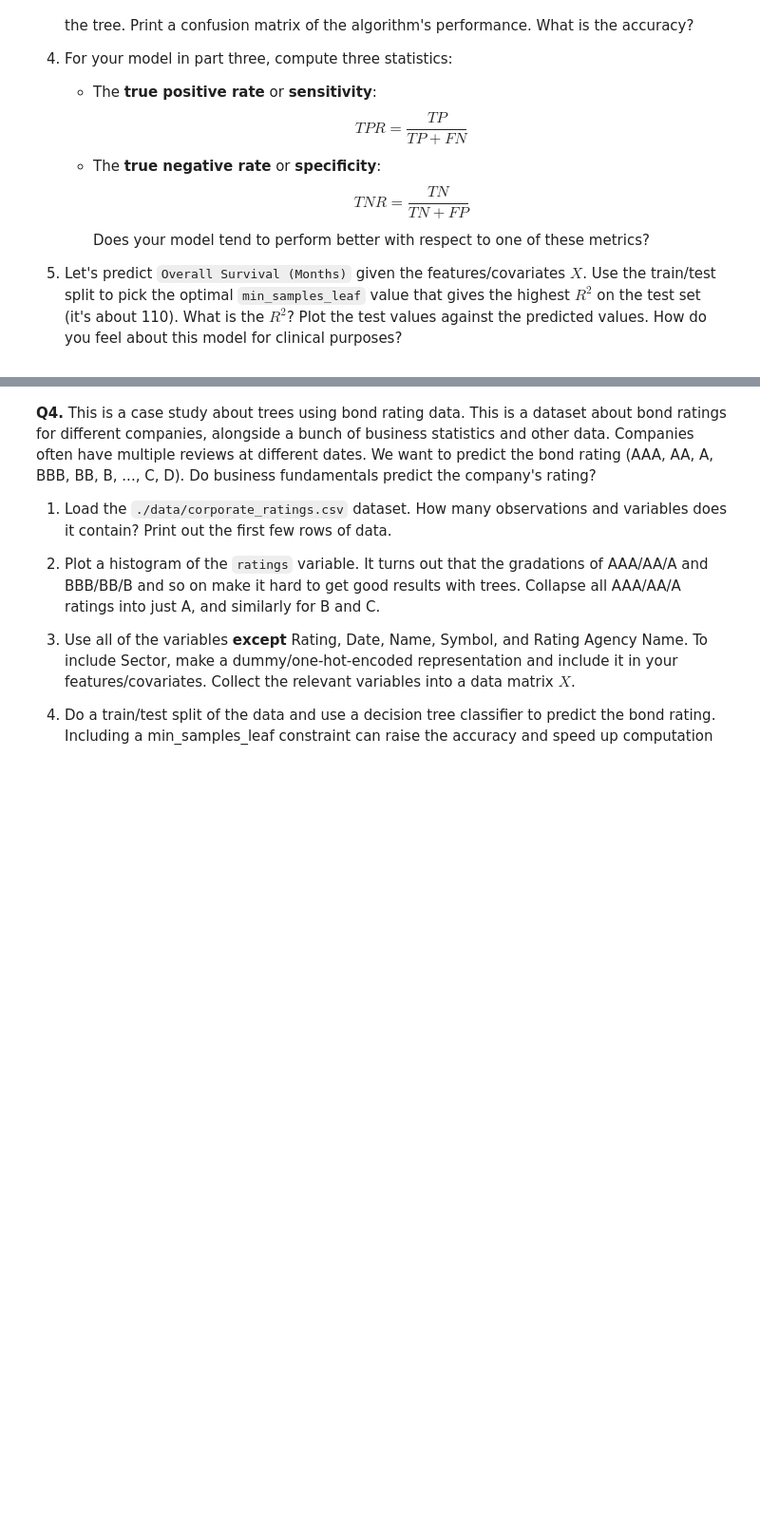
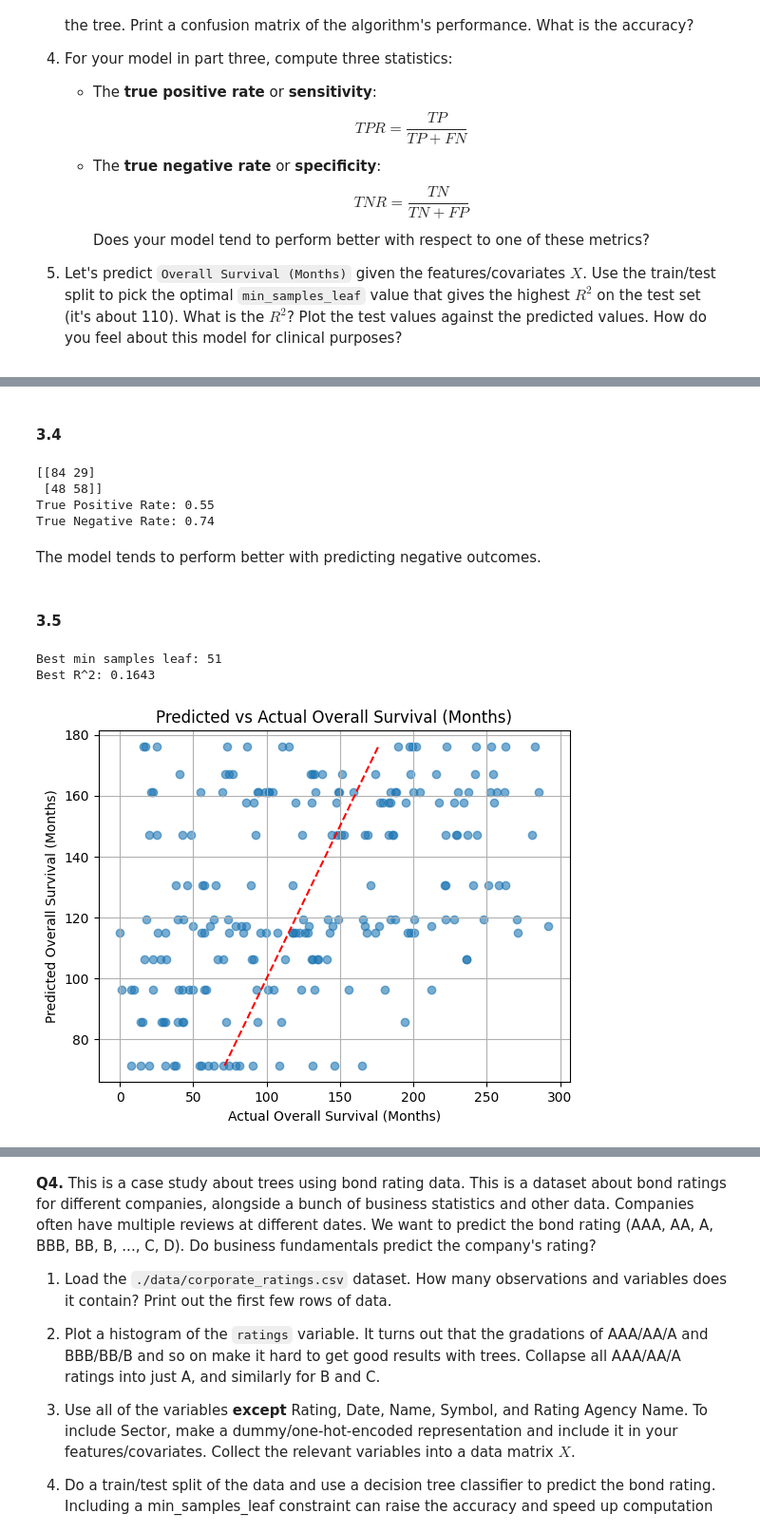
Before and after one commit to kguzman24/trees, a Jupyter notebook: assignment/assignment.ipynb, the cells around one changed output, grey strips where cells are left out. Shown: that part at 95% size. Cells and saved outputs as stored; diff of their text form; code cells hidden in the pictures; blank space fills up the shorter version.

```diff
--- a/assignment/assignment.ipynb
+++ b/assignment/assignment.ipynb
@@ -215,0 +323,71 @@ The tree and linear regression models are predicting similar values, which means
+# %% [markdown]
+#### 3.4
+# %%
+print(cm)
+#true positive rate tp/(tp+fn)
+TP= cm[1,1] #true positive
+TN= cm[0,0] #true negative
+FP= cm[0,1] #false positive
+FN= cm[1,0] #false negative
+TPR = TP/(TP+FN) #true positive rate
+
+#true negative rate tn/(tn+fp)
+TNR = TN/(TN+FP) #true negative rate
+print(f"True Positive Rate: {TPR:.2f}")
+print(f"True Negative Rate: {TNR:.2f}")
+# %% [output]
+[[84 29]
+ [48 58]]
+True Positive Rate: 0.55
+True Negative Rate: 0.74
+# %% [markdown]
+The model tends to perform better with predicting negative outcomes.
+# %% [markdown]
+#### 3.5
+# %%
+X=pd.concat([cancer_cleaned[new_num_cancer], cancer_dummies], axis=1)
+
+target= 'Overall Survival (Months)'
+y=cancer_cleaned[target]
+
+#find optimal min samples leaf
+best_r2 = 0
+best_leaf = None
+
+#fit decision tree with min samples leaf 10
+for leaf in range(1,150):
+    tree_model = DecisionTreeRegressor(min_samples_leaf=leaf, random_state=58)
+    tree_model.fit(X_train, y_train)
+
+    #predict
+    y_pred = tree_model.predict(X_test)
+
+    #evaluate
+    r2 = r2_score(y_test, y_pred)
+
+    if r2 > best_r2:
+        best_r2 = r2
+        best_leaf = leaf
+
+
+print(f"Best min samples leaf: {best_leaf}")
+print(f"Best R^2: {best_r2:.4f}")
+# %% [output]
+Best min samples leaf: 51
+Best R^2: 0.1643
+# %%
+best_model = DecisionTreeRegressor(min_samples_leaf=best_leaf, random_state=58)
+best_model.fit(X_train, y_train)
+#predict
+y_pred = best_model.predict(X_test)
+
+#plot
+plt.scatter(y_test, y_pred, alpha=0.6)
+plt.plot([y_pred.min(), y_pred.max()], [y_pred.min(), y_pred.max()], 'r--')
+plt.ylabel("Predicted Overall Survival (Months)")
+plt.xlabel("Actual Overall Survival (Months)")
+plt.title("Predicted vs Actual Overall Survival (Months)")
+plt.grid(True)
+plt.show()
+# %% [output]
+[figure, added]
```
Also changed, not shown: parts of 13 cells of this notebook.
